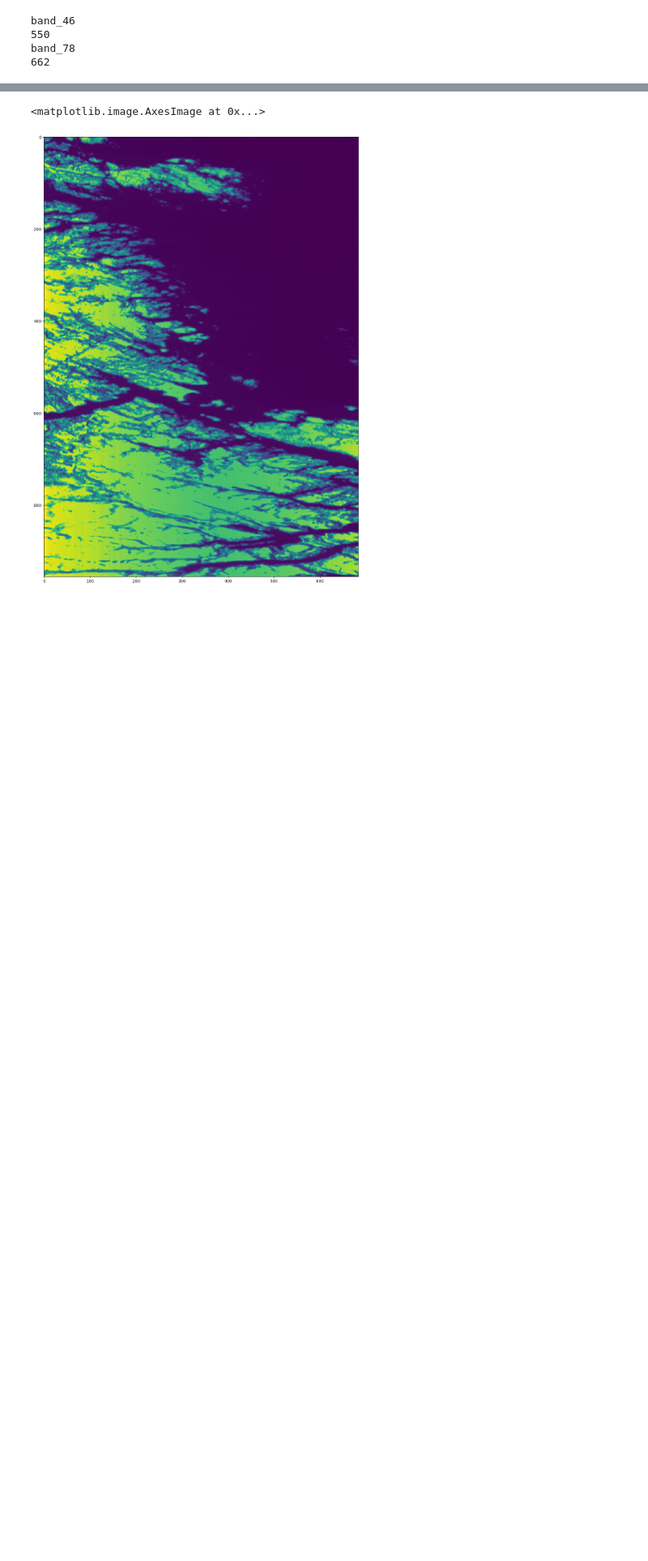
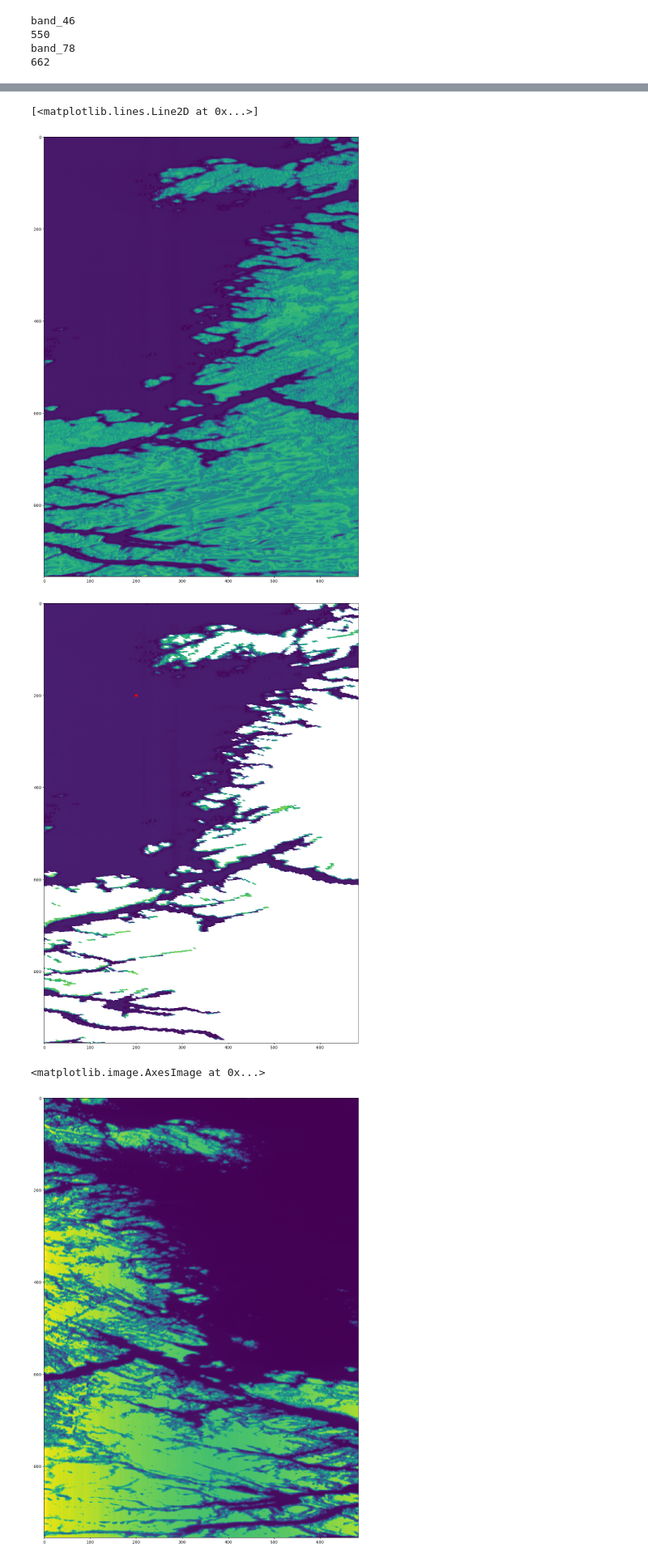
Before and after one commit to NTNU-SmallSat-Lab/hypso-satpy, a Jupyter notebook: frohavet_2024/processing.ipynb, the cells around one changed output, grey strips where cells are left out. Shown at 81% size. Drawn from its saved outputs; the diff is of its cells as text; code cells hidden in the pictures; blank space fills up the shorter version.

```diff
--- a/frohavet_2024/processing.ipynb
+++ b/frohavet_2024/processing.ipynb
@@ -91,0 +121,2 @@ xarray.core.dataset.Dataset
+# %%
+datacube = da.to_numpy()
@@ -148,3 +164,18 @@ band_46
 550
 band_78
 662
+# %%
+rrs_list = [
+    "Rrs_389", "Rrs_393", "Rrs_397", "Rrs_400", "Rrs_404", "Rrs_407", "Rrs_411", "Rrs_414", "Rrs_418", "Rrs_421",
+    "Rrs_425", "Rrs_428", "Rrs_432", "Rrs_436", "Rrs_439", "Rrs_443", "Rrs_446", "Rrs_450", "Rrs_453", "Rrs_457",
+    "Rrs_460", "Rrs_464", "Rrs_467", "Rrs_471", "Rrs_474", "Rrs_478", "Rrs_481", "Rrs_485", "Rrs_489", "Rrs_492",
+    "Rrs_496", "Rrs_499", "Rrs_503", "Rrs_506", "Rrs_510", "Rrs_513", "Rrs_517", "Rrs_520", "Rrs_524", "Rrs_527",
+    "Rrs_531", "Rrs_534", "Rrs_538", "Rrs_541", "Rrs_545", "Rrs_548", "Rrs_552", "Rrs_555", "Rrs_559", "Rrs_562",
+    "Rrs_566", "Rrs_569", "Rrs_573", "Rrs_576", "Rrs_580", "Rrs_583", "Rrs_587", "Rrs_590", "Rrs_594", "Rrs_597",
+    "Rrs_601", "Rrs_604", "Rrs_608", "Rrs_611", "Rrs_615", "Rrs_618", "Rrs_621", "Rrs_625", "Rrs_628", "Rrs_632",
+    "Rrs_635", "Rrs_639", "Rrs_642", "Rrs_646", "Rrs_649", "Rrs_653", "Rrs_656", "Rrs_660", "Rrs_663", "Rrs_667",
+    "Rrs_670", "Rrs_674", "Rrs_677", "Rrs_680", "Rrs_684", "Rrs_687", "Rrs_691", "Rrs_694", "Rrs_698", "Rrs_701",
+    "Rrs_705", "Rrs_708", "Rrs_711", "Rrs_715", "Rrs_718", "Rrs_722", "Rrs_725", "Rrs_729", "Rrs_732", "Rrs_736",
+    "Rrs_739", "Rrs_742", "Rrs_746", "Rrs_749", "Rrs_753", "Rrs_756", "Rrs_760", "Rrs_763", "Rrs_766", "Rrs_770",
+    "Rrs_773", "Rrs_777", "Rrs_780", "Rrs_784", "Rrs_787", "Rrs_790", "Rrs_794", "Rrs_797", "Rrs_801", "Rrs_804"
+]
@@ -151,3 +218,33 @@ band_78
+# %%
+
+estimation = np.reshape(estimation, (datacube.shape[0], datacube.shape[1]))
+
+# smooth ------------------------------------------------------------
+kernel = np.array([[1 / 16, 1 / 8, 1 / 16],  # 3x3 kernel
+                    [1 / 8, 1 / 4, 1 / 8],
+                    [1 / 16, 1 / 8, 1 / 16]], dtype=float)
+estimation = convolve2d(estimation, kernel, max_missing=0.5, verbose=True)
+# %%
+plt.figure(figsize=(20,20))
+plt.imshow(estimation[:,::-1], interpolation='none')
+
+# Chlorophyll estimates
+chlor = estimation
+
+chlor = np.ma.masked_array(chlor, land_mask, fill_value=np.nan)
+
+
+chlor = chlor[:,::-1]
+
+plt.figure(figsize=(20,20))
+plt.imshow(chlor, interpolation='none')
+plt.plot(200,200,'ro')
+
+# Concentration in units mg m-3
+# %% [output]
+[<matplotlib.lines.Line2D at 0x...>]
+[figure, added]
+[figure, added]
 # %%
 # Get image dimensions
 img_dims = scene['latitude'].shape
```
Also changed, not shown: parts of 12 cells of this notebook.
